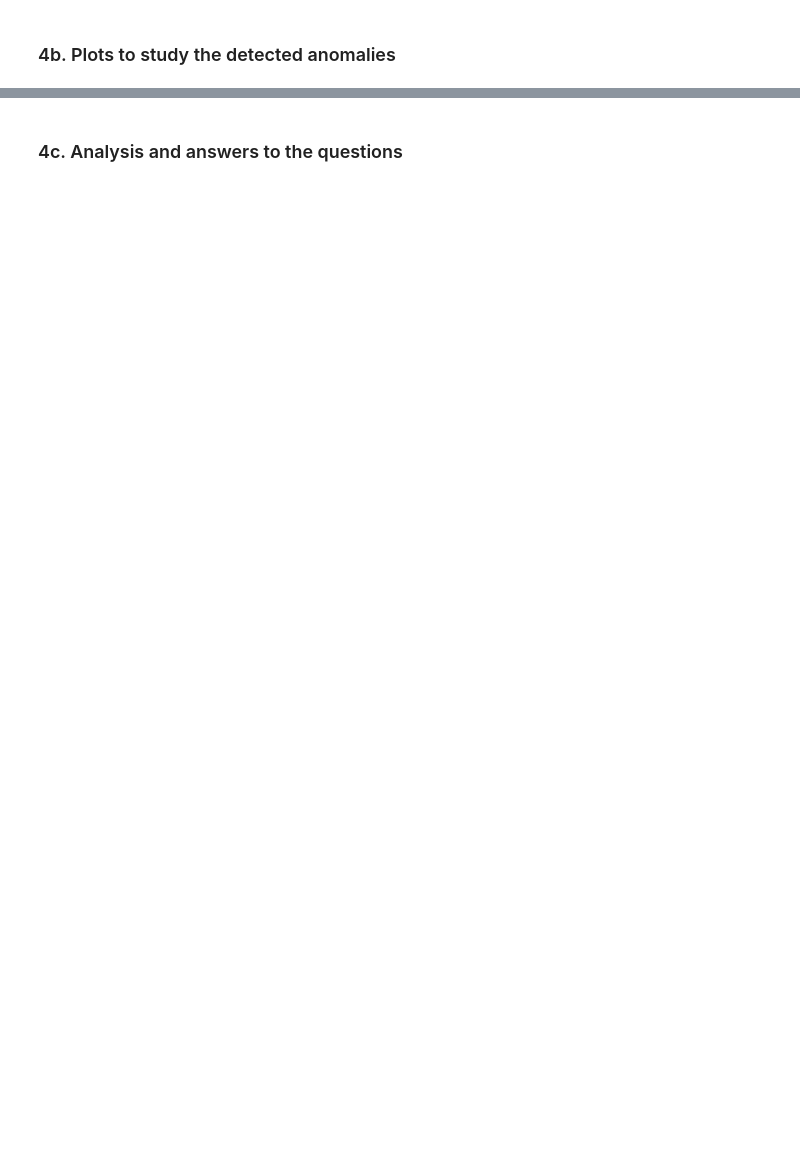
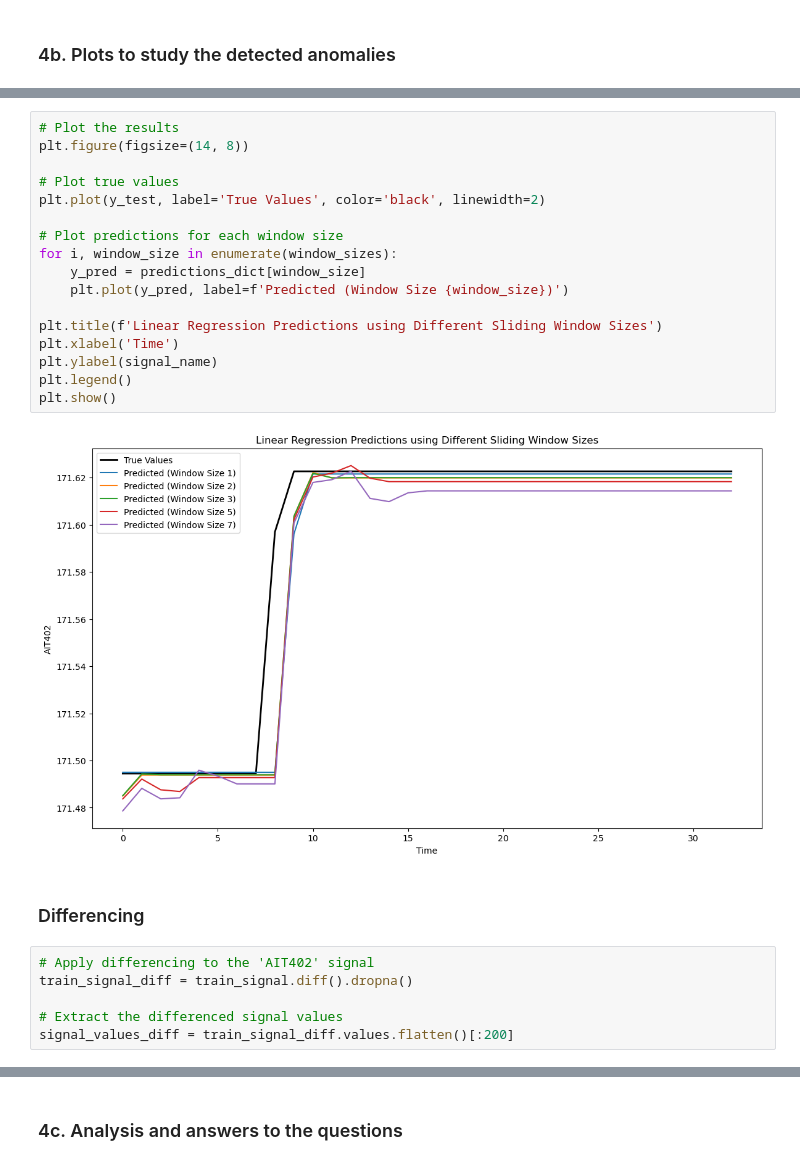
Before and after one commit to amar-mesic/cyber-data, a Jupyter notebook: lab-2/Lab2.ipynb, the cells around one changed output, grey strips where cells are left out. Drawn from its saved outputs; the diff is of its cells as text; blank space fills up the shorter version.

```diff
--- a/lab-2/Lab2.ipynb
+++ b/lab-2/Lab2.ipynb
@@ -392,0 +459,27 @@ train_signal = train_data[[signal_name]]
+# %%
+# Plot the results
+plt.figure(figsize=(14, 8))
+
+# Plot true values
+plt.plot(y_test, label='True Values', color='black', linewidth=2)
+
+# Plot predictions for each window size
+for i, window_size in enumerate(window_sizes):
+    y_pred = predictions_dict[window_size]
+    plt.plot(y_pred, label=f'Predicted (Window Size {window_size})')
+
+plt.title(f'Linear Regression Predictions using Different Sliding Window Sizes')
+plt.xlabel('Time')
+plt.ylabel(signal_name)
+plt.legend()
+plt.show()
+# %% [output]
+[figure, added]
+# %% [markdown]
+### Differencing
+# %%
+# Apply differencing to the 'AIT402' signal
+train_signal_diff = train_signal.diff().dropna()
+
+# Extract the differenced signal values
+signal_values_diff = train_signal_diff.values.flatten()[:200]
```
Also changed, not shown: parts of 18 cells of this notebook.
